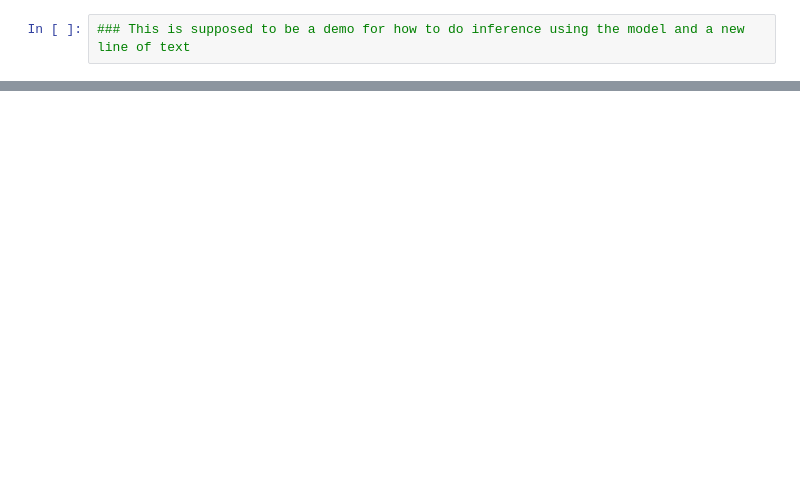
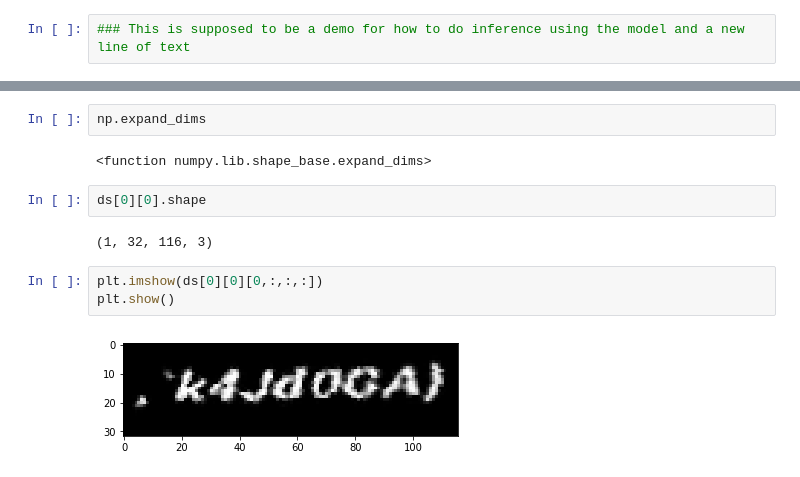
Before and after one commit to leanderloew/Pytorch-OCR-Fully-Convolutional, a Jupyter notebook: inference_demo.ipynb, the cells around one changed output, grey strips where cells are left out. Drawn from its saved outputs; the diff is of its cells as text; blank space fills up the shorter version.

```diff
--- a/inference_demo.ipynb
+++ b/inference_demo.ipynb
@@ -52,2 +68,15 @@ ge=next(gen)
+# %%
+np.expand_dims
+# %% [output]
+<function numpy.lib.shape_base.expand_dims>
+# %%
+ds[0][0].shape
+# %% [output]
+(1, 32, 116, 3)
+# %%
+plt.imshow(ds[0][0][0,:,:,:])
+plt.show()
+# %% [output]
+[figure, added]
 # %%
 example_image=ge[0]
```
Also changed, not shown: parts of 18 cells of this notebook, 4 other files.
